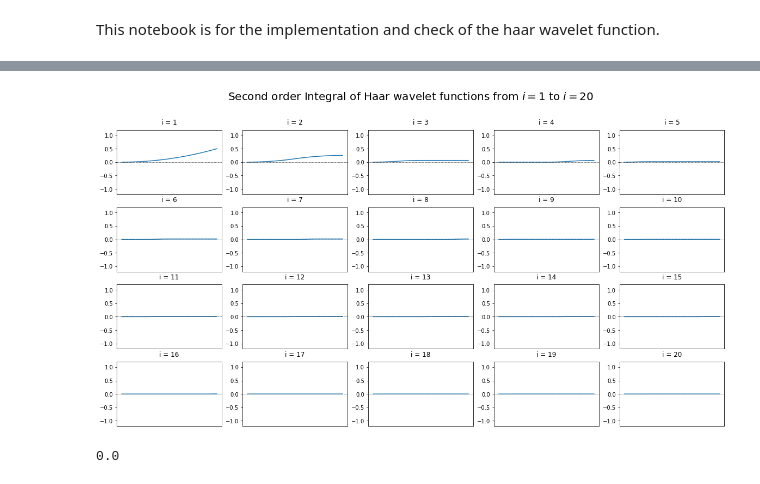
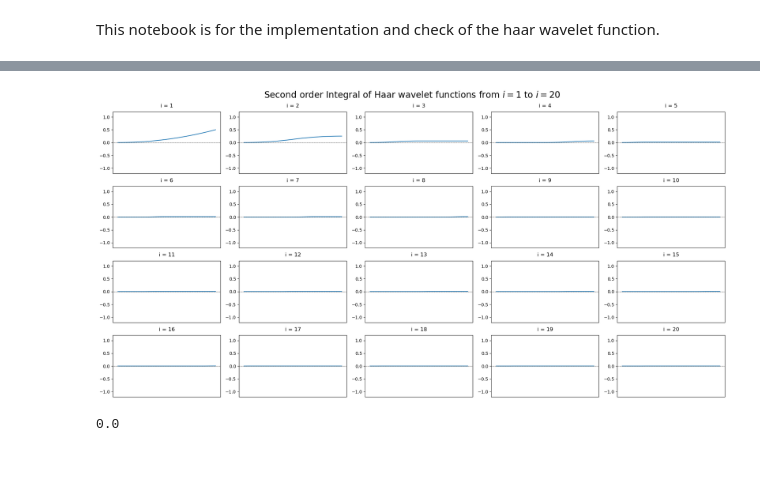
Before and after one commit to kabio05/HOHWM_Integral_Equations, a Jupyter notebook: Intermediary_File/HOHWM_3.ipynb, the cells around one changed output, grey strips where cells are left out. Saved outputs shown, nothing was run; the diff lists cells and outputs as text; code cells hidden in the pictures.

```diff
--- a/Intermediary_File/HOHWM_3.ipynb
+++ b/Intermediary_File/HOHWM_3.ipynb
@@ -125,17 +126,18 @@ def haar_int_2(x, i):
 # %%
 # check the second-order integration of the Haar wavelet function
 fig, ax = plt.subplots(4, 5, figsize=(20, 10))
 x = np.linspace(0, 1, 101)
 for i in range(1, 21):
     ax[int((i - 1) / 5), (i - 1) % 5].plot(x, haar_int_2(x, i))
     ax[int((i - 1) / 5), (i - 1) % 5].get_xaxis().set_visible(False) # make x-axis do not show
     ax[int((i - 1) / 5), (i - 1) % 5].set_title('i = ' + str(i), pad=10)
     ax[int((i - 1) / 5), (i - 1) % 5].set_ylim(-1.2, 1.2)
     ax[int((i - 1) / 5), (i - 1) % 5].axhline(y=0, color='k', linewidth=0.5, linestyle='--')
 fig.suptitle('Second order Integral of Haar wavelet functions from $i = 1$ to $i = 20$', fontsize=20)
-plt.show()
+plt.tight_layout()
+plt.savefig('Haars_int2.png', dpi=300)
 # %% [output]
-[figure, old version]
+[figure, new version]
 # %%
 # define the function for second-order integration of the Haar wavelet function
 def haar_int_2_mod(x, i):
```
Also changed, not shown: parts of 2 cells of this notebook.
